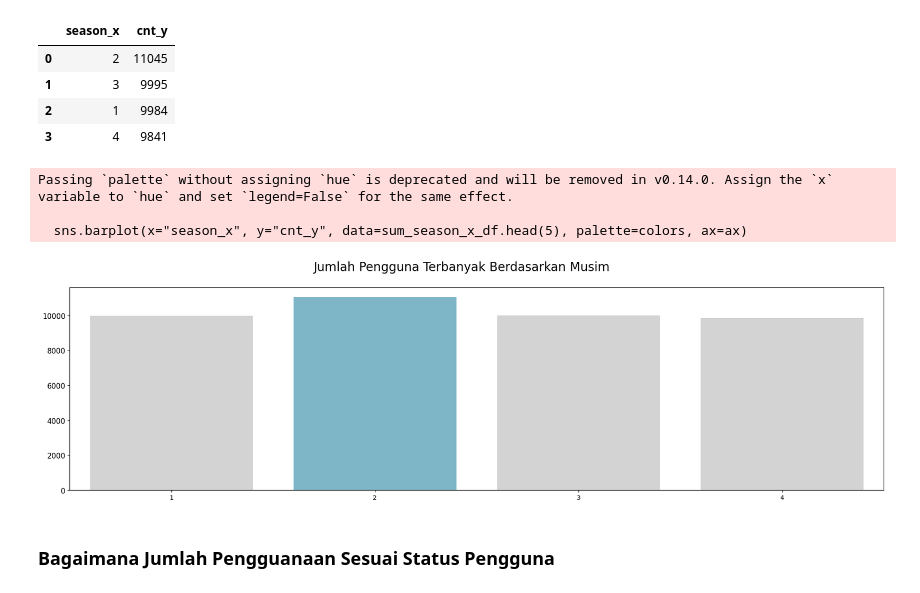
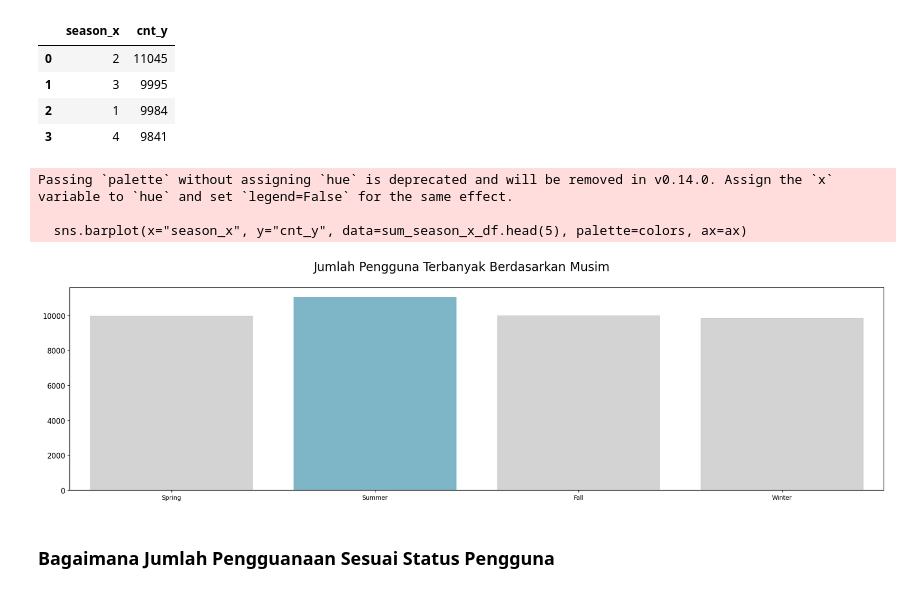
Before and after one commit to ranggardtyoo/ProyekAkhir_Analisis_Data, a Jupyter notebook: Proyek_Akhir_Analisis_Data.ipynb, the cells around one changed output. Saved outputs shown, nothing was run; the diff lists cells and outputs as text; code cells hidden in the pictures.

```diff
--- a/Proyek_Akhir_Analisis_Data.ipynb
+++ b/Proyek_Akhir_Analisis_Data.ipynb
@@ -611,20 +611,22 @@ sum_season_x_df.head(15)
 # %%
 fig, ax = plt.subplots(nrows=1, ncols=1, figsize=(24, 6))
 
 colors = ["#D3D3D3", "#72BCD4","#D3D3D3", "#D3D3D3"]
 
 sns.barplot(x="season_x", y="cnt_y", data=sum_season_x_df.head(5), palette=colors, ax=ax)
+season_labels = ['Spring', 'Summer', 'Fall', 'Winter']
+ax.set_xticklabels(season_labels)
 ax.set_ylabel(None)
 ax.set_xlabel(None)
 ax.tick_params(axis ='y', labelsize=12)
 
 plt.suptitle("Jumlah Pengguna Terbanyak Berdasarkan Musim ", fontsize=20)
 plt.show()
 # %% [output]
 Passing `palette` without assigning `hue` is deprecated and will be removed in v0.14.0. Assign the `x` variable to `hue` and set `legend=False` for the same effect.
 
   sns.barplot(x="season_x", y="cnt_y", data=sum_season_x_df.head(5), palette=colors, ax=ax)
-[figure, old version]
+[figure, new version]
 # %% [markdown]
 ### Bagaimana Jumlah Pengguanaan Sesuai Status Pengguna
 # %% [markdown]
```
Also changed, not shown: parts of 4 cells of this notebook, 4 other files.
